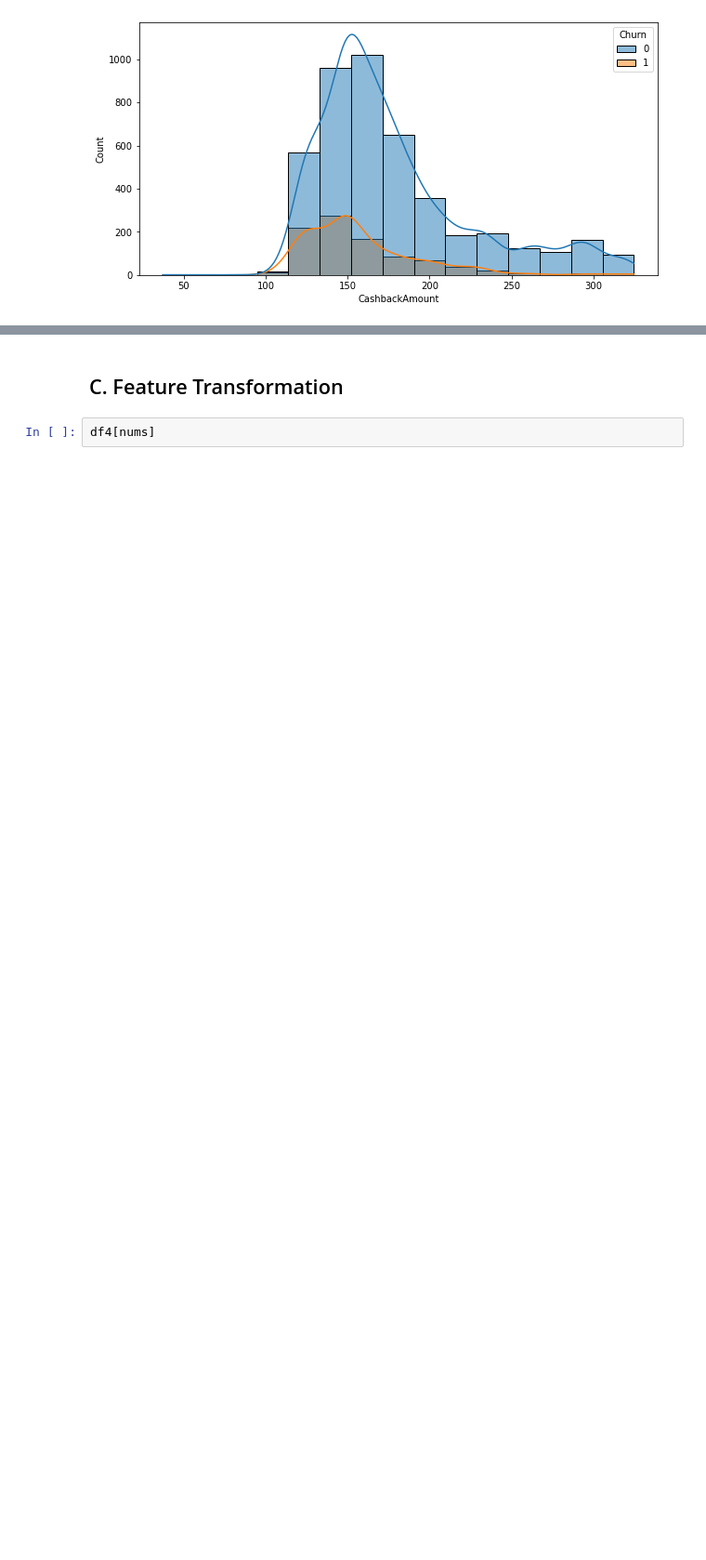
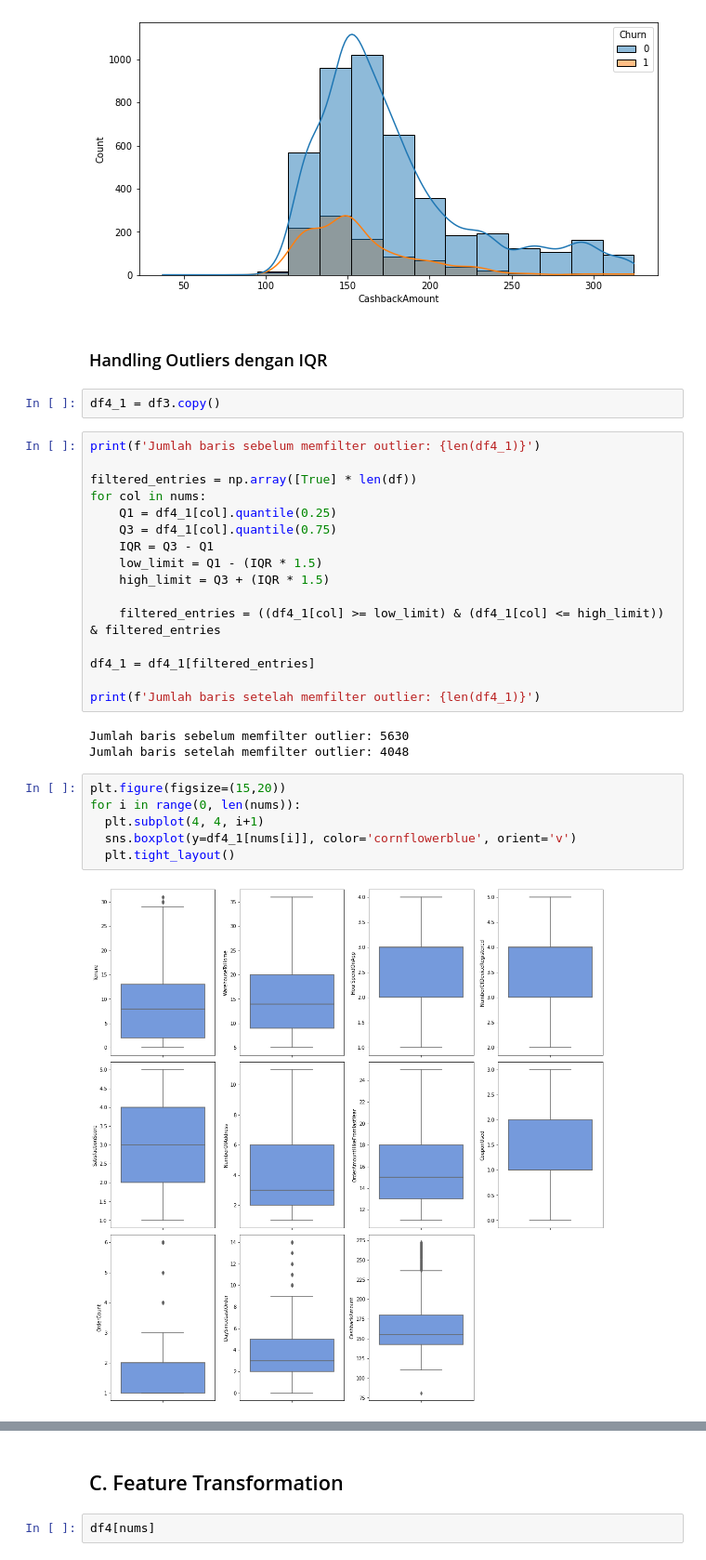
Before and after one commit to garrylgiancarlo/FinalProject_RakaminDS, a Jupyter notebook: Stage2_Preprocessing_259.ipynb, the cells around one changed output, grey strips where cells are left out. Shown at 93% size. Saved outputs shown, nothing was run; the diff lists cells and outputs as text; blank space fills up the shorter version.

```diff
--- a/Stage2_Preprocessing_259.ipynb
+++ b/Stage2_Preprocessing_259.ipynb
@@ -293,3 +295,34 @@ for i in nums:
 [figure]
 [figure]
 [figure]
+# %% [markdown]
+### Handling Outliers dengan IQR
+# %%
+df4_1 = df3.copy()
+# %%
+print(f'Jumlah baris sebelum memfilter outlier: {len(df4_1)}')
+
+filtered_entries = np.array([True] * len(df))
+for col in nums:
+    Q1 = df4_1[col].quantile(0.25)
+    Q3 = df4_1[col].quantile(0.75)
+    IQR = Q3 - Q1
+    low_limit = Q1 - (IQR * 1.5)
+    high_limit = Q3 + (IQR * 1.5)
+
+    filtered_entries = ((df4_1[col] >= low_limit) & (df4_1[col] <= high_limit)) & filtered_entries
+
+df4_1 = df4_1[filtered_entries]
+
+print(f'Jumlah baris setelah memfilter outlier: {len(df4_1)}')
+# %% [output]
+Jumlah baris sebelum memfilter outlier: 5630
+Jumlah baris setelah memfilter outlier: 4048
+# %%
+plt.figure(figsize=(15,20))
+for i in range(0, len(nums)):
+  plt.subplot(4, 4, i+1)
+  sns.boxplot(y=df4_1[nums[i]], color='cornflowerblue', orient='v')
+  plt.tight_layout()
+# %% [output]
+[figure, added]
```
Also changed, not shown: parts of 5 cells of this notebook.
